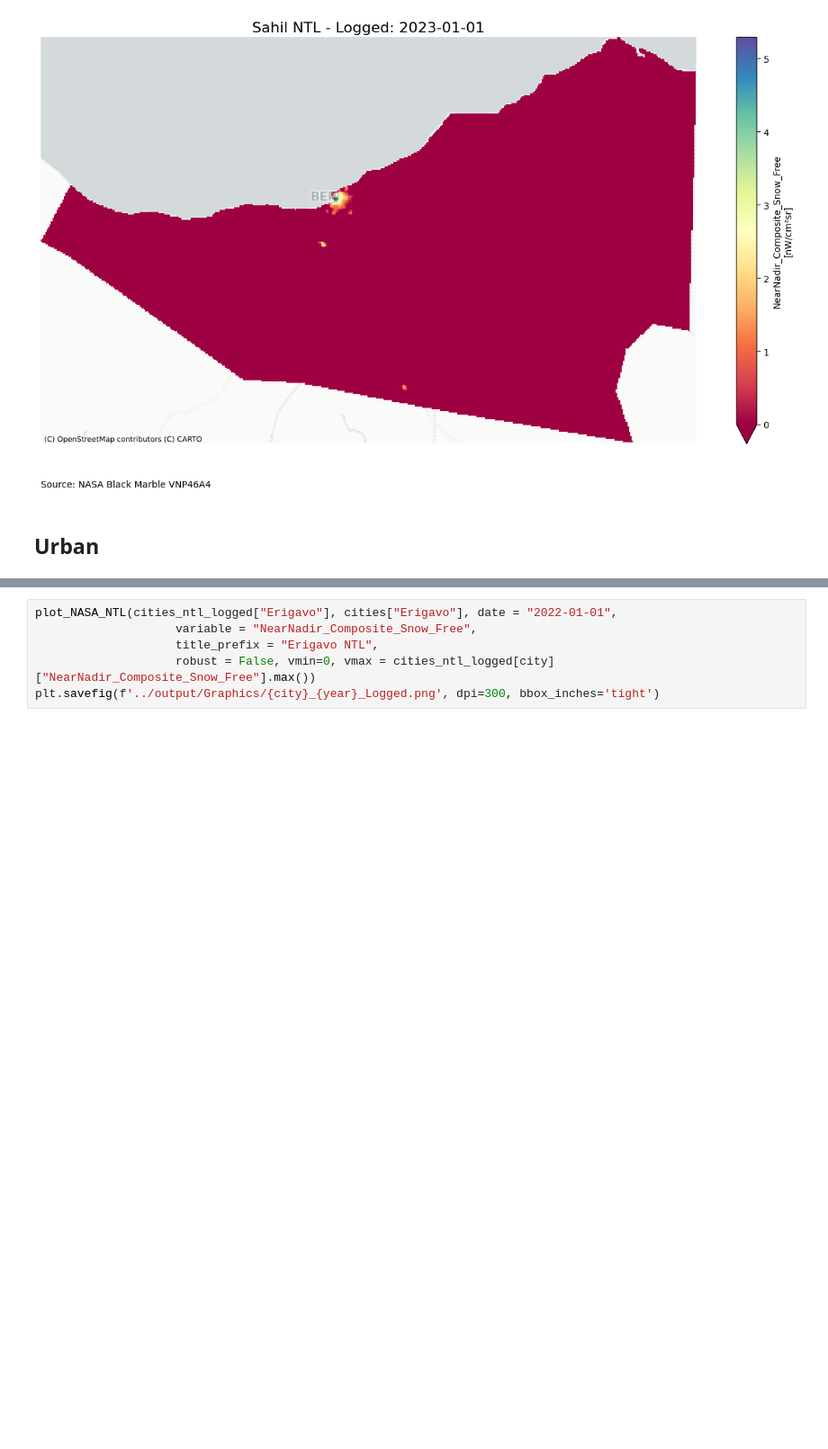
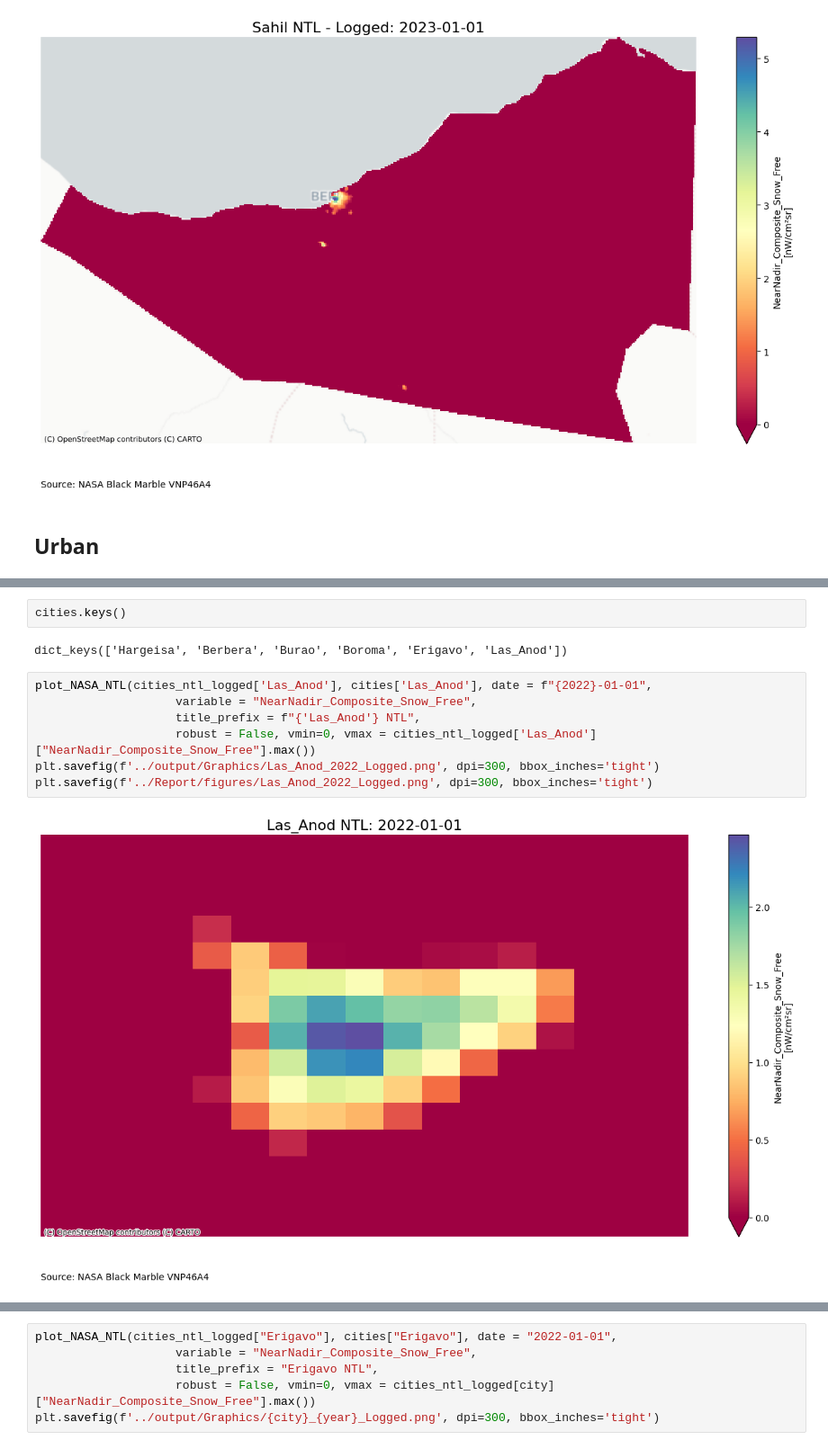
Before and after one commit to SamMcG1997/NTL_Somaliland, a Jupyter notebook: notebooks/4_NTL_Results_Figures.ipynb, the cells around one changed output, grey strips where cells are left out. Shown at 90% size. Saved outputs shown, nothing was run; the diff lists cells and outputs as text; blank space fills up the shorter version.

```diff
--- a/notebooks/4_NTL_Results_Figures.ipynb
+++ b/notebooks/4_NTL_Results_Figures.ipynb
@@ -149,3 +283,16 @@ for year in [2012, 2023]:
 [figure]
 [figure]
 [figure]
+# %%
+cities.keys()
+# %% [output]
+dict_keys(['Hargeisa', 'Berbera', 'Burao', 'Boroma', 'Erigavo', 'Las_Anod'])
+# %%
+plot_NASA_NTL(cities_ntl_logged['Las_Anod'], cities['Las_Anod'], date = f"{2022}-01-01",
+                    variable = "NearNadir_Composite_Snow_Free",
+                    title_prefix = f"{'Las_Anod'} NTL",
+                    robust = False, vmin=0, vmax = cities_ntl_logged['Las_Anod']["NearNadir_Composite_Snow_Free"].max())
+plt.savefig(f'../output/Graphics/Las_Anod_2022_Logged.png', dpi=300, bbox_inches='tight')
+plt.savefig(f'../Report/figures/Las_Anod_2022_Logged.png', dpi=300, bbox_inches='tight')
+# %% [output]
+[figure, added]
```
Also changed, not shown: parts of 13 cells of this notebook, 34 other files.
